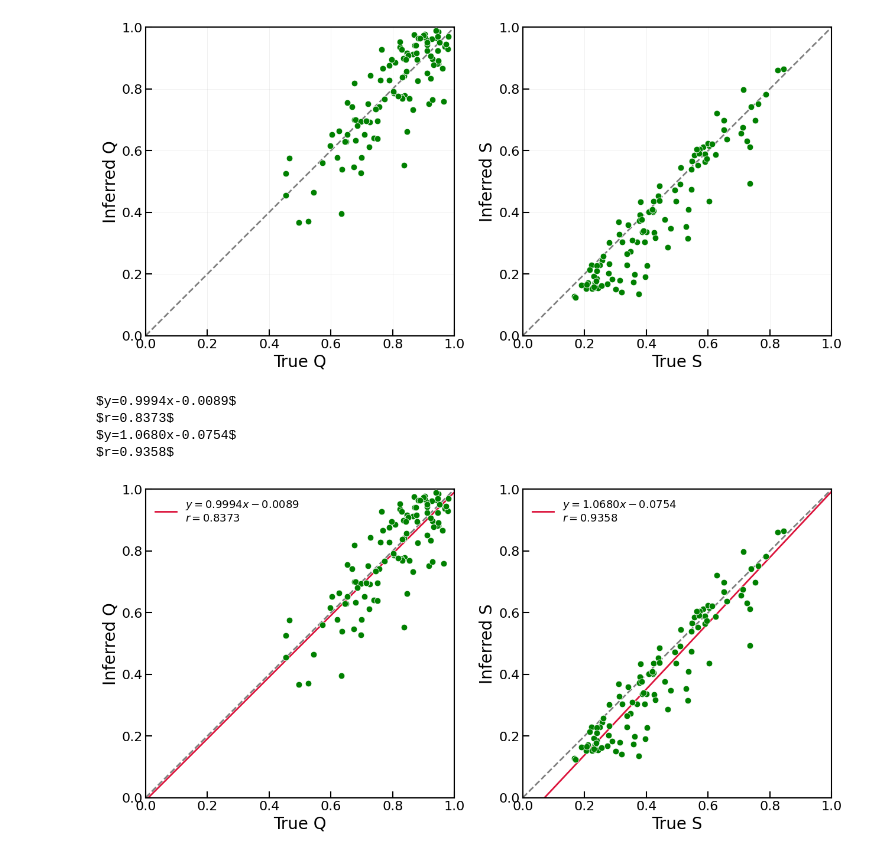
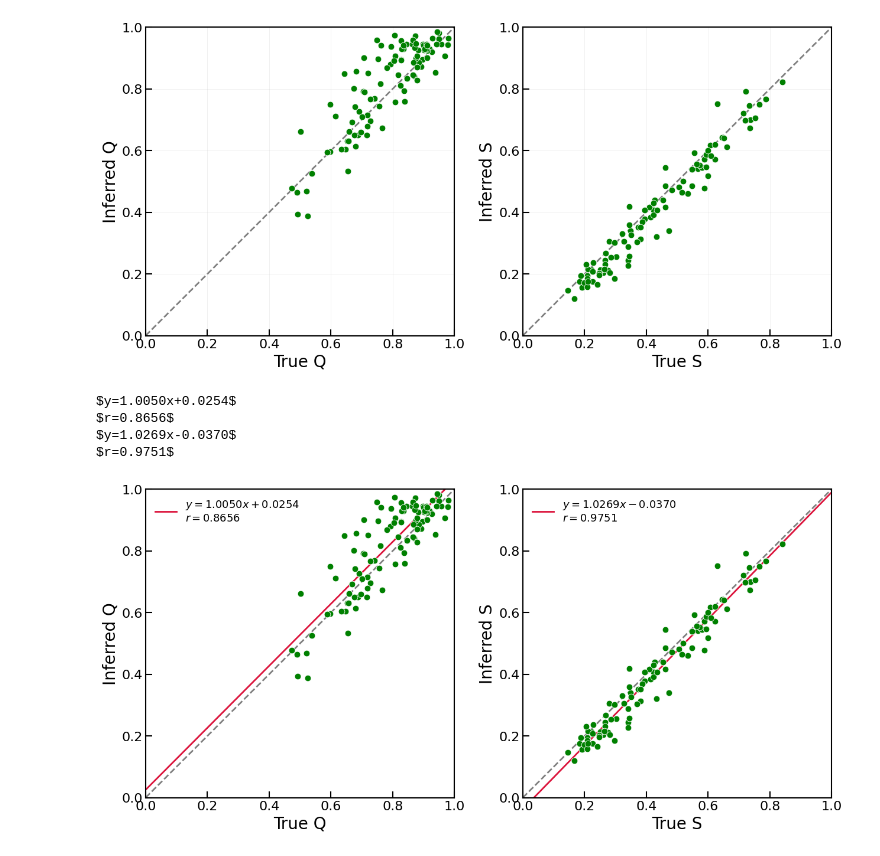
Before and after one commit to Bvogel4/MCMC-deprojection, a Jupyter notebook: tangos_testing.ipynb, the cells around one changed output. Drawn from its saved outputs; the diff is of its cells as text; code cells hidden in the pictures.

```diff
--- a/tangos_testing.ipynb
+++ b/tangos_testing.ipynb
@@ -29,0 +26,7 @@ with open(filepath,'rb') as f:
+# %%
+
+radius=3
+filepath=f'Marvel.DC.results/summary/all_individual_results_{radius}Reff.pkl'
+
+with open(filepath,'rb') as f:
+    results = pickle.load(f)
@@ -178,8 +216,8 @@ plt.rcParams.update({
 fig, ax = plt.subplots(1, 2, figsize=(13, 6.5))
 
 kw = dict(s=60, alpha=1, edgecolor='white', linewidth=0.6, color='green', zorder=3)
-ax[0].scatter(df['ba'], df['Inferred B/A'], **kw)
-ax[1].scatter(df['ca'], df['Inferred C/A'], **kw)
+ax[0].scatter(df['True B/A'], df['Inferred B/A'], **kw)
+ax[1].scatter(df['True C/A'], df['Inferred C/A'], **kw)
 
 for a, lab in zip(ax, ['Q', 'S']):
     a.plot([0, 1], [0, 1], ls='--', c='gray', lw=2, zorder=1)
@@ -191,7 +229,7 @@ for a, lab in zip(ax, ['Q', 'S']):
 
 fig.tight_layout()
 # %% [output]
-[figure, old version]
+[figure, new version]
 # %%
 import numpy as np
 import matplotlib.pyplot as plt
@@ -207,41 +245,41 @@ plt.rcParams.update({
     'xtick.minor.size': 4, 'ytick.minor.size': 4,
     'xtick.major.width': 1.5, 'ytick.major.width': 1.5,
 })
 
 fig, ax = plt.subplots(1, 2, figsize=(13, 6.5))
 
 kw = dict(s=60, alpha=1, edgecolor='white', linewidth=0.6, color='green', zorder=3)
-ax[0].scatter(df['ba'], df['Inferred B/A'], **kw)
-ax[1].scatter(df['ca'], df['Inferred C/A'], **kw)
+ax[0].scatter(df['True B/A'], df['Inferred B/A'], **kw)
+ax[1].scatter(df['True C/A'], df['Inferred C/A'], **kw)
 
-pairs = [('ba', 'Inferred B/A'), ('ca', 'Inferred C/A')]
+pairs = [('True B/A', 'Inferred B/A'), ('True C/A', 'Inferred C/A')]
 
 for a, lab, (xcol, ycol) in zip(ax, ['Q', 'S'], pairs):
     x = df[xcol].to_numpy(float)
     y = df[ycol].to_numpy(float)
     m = np.isfinite(x) & np.isfinite(y)          # drop NaNs so polyfit doesn't choke
     slope, intercept = np.polyfit(x[m], y[m], 1)
     r = np.corrcoef(x[m], y[m])[0, 1]
 
     xx = np.linspace(0, 1, 100)
     a.plot(xx, slope * xx + intercept, c='crimson', lw=2, zorder=2,
            label=f'$y={slope:.4f}x{intercept:+.4f}$\n$r={r:.4f}$')
     print(f'$y={slope:.4f}x{intercept:+.4f}$\n$r={r:.4f}$')
 
     a.plot([0, 1], [0, 1], ls='--', c='gray', lw=2, zorder=1)
     a.set(xlim=(0, 1), ylim=(0, 1), aspect='equal')
     a.set_xlabel(f'True {lab}')
     a.set_ylabel(f'Inferred {lab}')
     a.legend(loc='upper left', fontsize=13, frameon=False)
 
 
 fig.tight_layout()
 # %% [output]
-$y=0.9994x-0.0089$
-$r=0.8373$
-$y=1.0680x-0.0754$
-$r=0.9358$
+$y=1.0050x+0.0254$
+$r=0.8656$
+$y=1.0269x-0.0370$
+$r=0.9751$
-[figure, old version]
+[figure, new version]
 # %%
 import numpy as np
 import matplotlib.pyplot as plt
```
Also changed, not shown: parts of 56 cells of this notebook, 17 other files.
